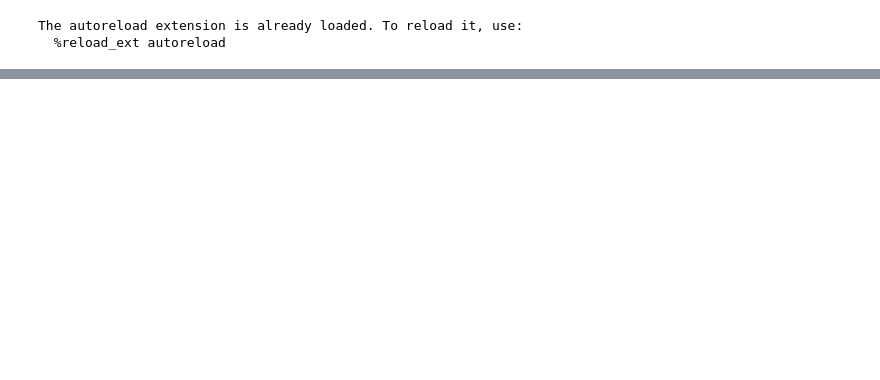
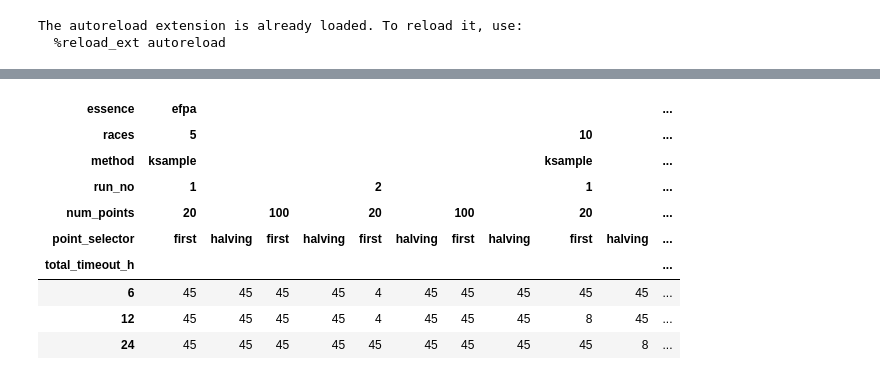
Before and after one commit to Bilalh/Gen, a Jupyter notebook: scripts/parse_results/useful.ipynb, the cells around one changed output, grey strips where cells are left out. Cells and saved outputs as stored; diff of their text form; code cells hidden in the pictures; blank space fills up the shorter version.

```diff
--- a/scripts/parse_results/useful.ipynb
+++ b/scripts/parse_results/useful.ipynb
@@ -159,0 +195,17 @@ array([10,  5, 50, 25])
+# %%
+pt=df[ (df['total_timeout_h'].isin( [6,12,24])  )  ].pivot_table(rows=['total_timeout_h'],
+                   cols=['essence','races','method', 'run_no', 'num_points', 'point_selector', ],
+                   values= 'resulting_models_filled')
+# pt.describe()
+pt
+# %% [output]
+| essence | efpa |  |  |  |  |  |  |  |  |  | ... |
+| races | 5 |  |  |  |  |  |  |  | 10 |  | ... |
+| method | ksample |  |  |  |  |  |  |  | ksample |  | ... |
+| run_no | 1 |  |  |  | 2 |  |  |  | 1 |  | ... |
+| num_points | 20 |  | 100 |  | 20 |  | 100 |  | 20 |  | ... |
+| point_selector | first | halving | first | halving | first | halving | first | halving | first | halving | ... |
+| total_timeout_h |  |  |  |  |  |  |  |  |  |  | ... |
+| 6 | 45 | 45 | 45 | 45 | 4 | 45 | 45 | 45 | 45 | 45 | ... |
+| 12 | 45 | 45 | 45 | 45 | 4 | 45 | 45 | 45 | 8 | 45 | ... |
+| 24 | 45 | 45 | 45 | 45 | 45 | 45 | 45 | 45 | 45 | 8 | ... |
```
Also changed, not shown: parts of 14 cells of this notebook, 1 other file.
